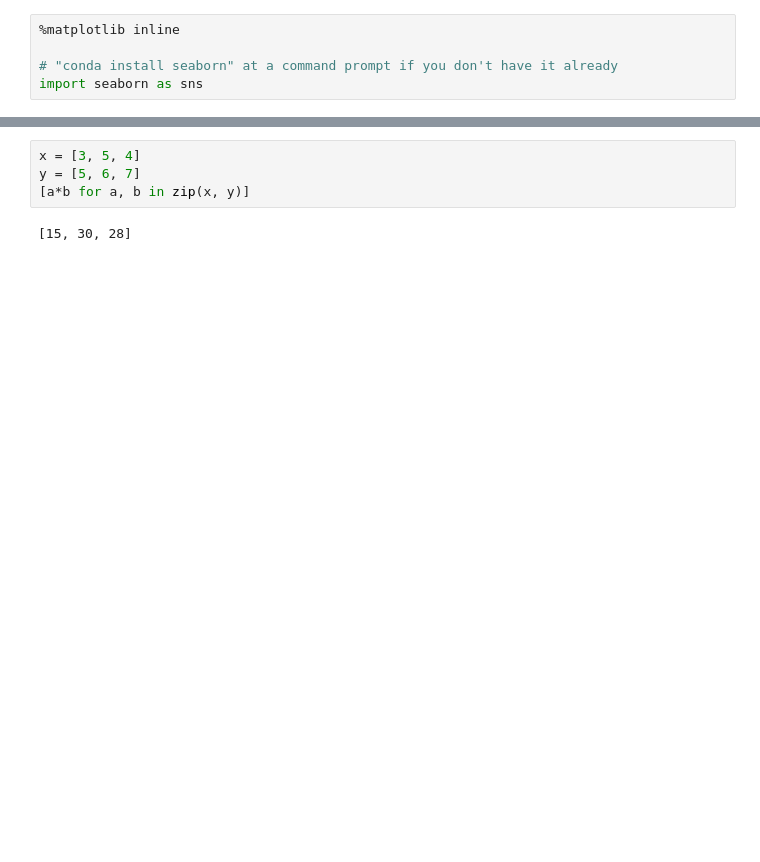
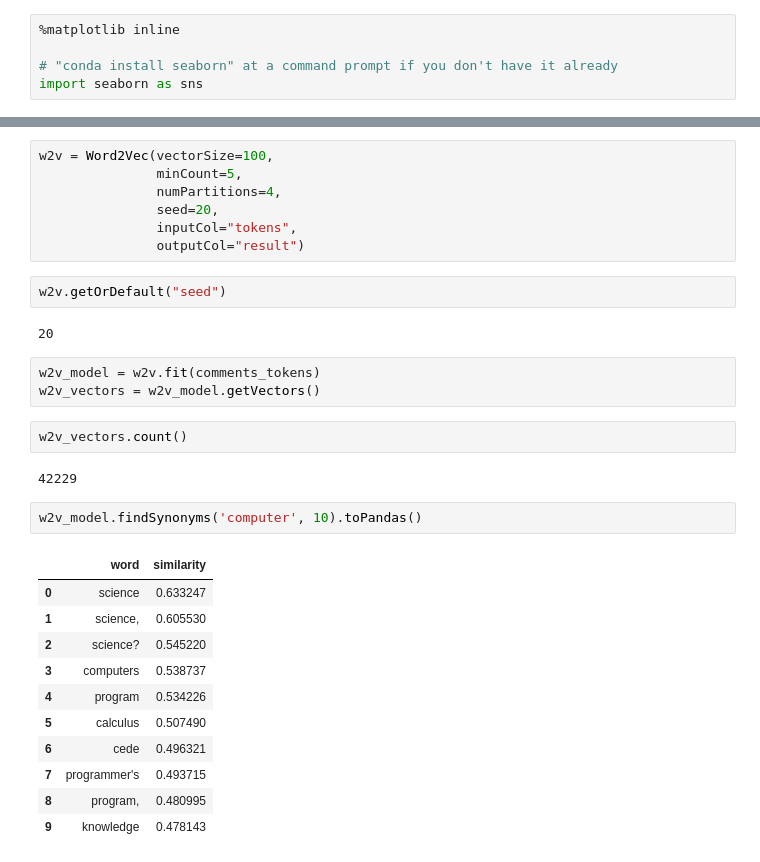
Before and after one commit to dsiufl/Spark-Workshop, a Jupyter notebook: Spark_Workshop_Notebook_Instructor.ipynb, the cells around one changed output, grey strips where cells are left out. Cells and saved outputs as stored; diff of their text form; blank space fills up the shorter version.

Commit message:
Updated with word2vec

```diff
--- a/Spark_Workshop_Notebook_Instructor.ipynb
+++ b/Spark_Workshop_Notebook_Instructor.ipynb
@@ -283,6 +257,32 @@ comments_idf.select()
-# %%
-x = [3, 5, 4]
-y = [5, 6, 7]
-[a*b for a, b in zip(x, y)]
-# %% [output]
-[15, 30, 28]
+# %%
+w2v = Word2Vec(vectorSize=100,
+               minCount=5,
+               numPartitions=4,
+               seed=20,
+               inputCol="tokens",
+               outputCol="result")
+# %%
+w2v.getOrDefault("seed")
+# %% [output]
+20
+# %%
+w2v_model = w2v.fit(comments_tokens)
+w2v_vectors = w2v_model.getVectors()
+# %%
+w2v_vectors.count()
+# %% [output]
+42229
+# %%
+w2v_model.findSynonyms('computer', 10).toPandas()
+# %% [output]
+|  | word | similarity |
+| 0 | science | 0.633247 |
+| 1 | science, | 0.605530 |
+| 2 | science? | 0.545220 |
+| 3 | computers | 0.538737 |
+| 4 | program | 0.534226 |
+| 5 | calculus | 0.507490 |
+| 6 | cede | 0.496321 |
+| 7 | programmer's | 0.493715 |
+| 8 | program, | 0.480995 |
+| 9 | knowledge | 0.478143 |
```
Also changed, not shown: parts of 24 cells of this notebook.
